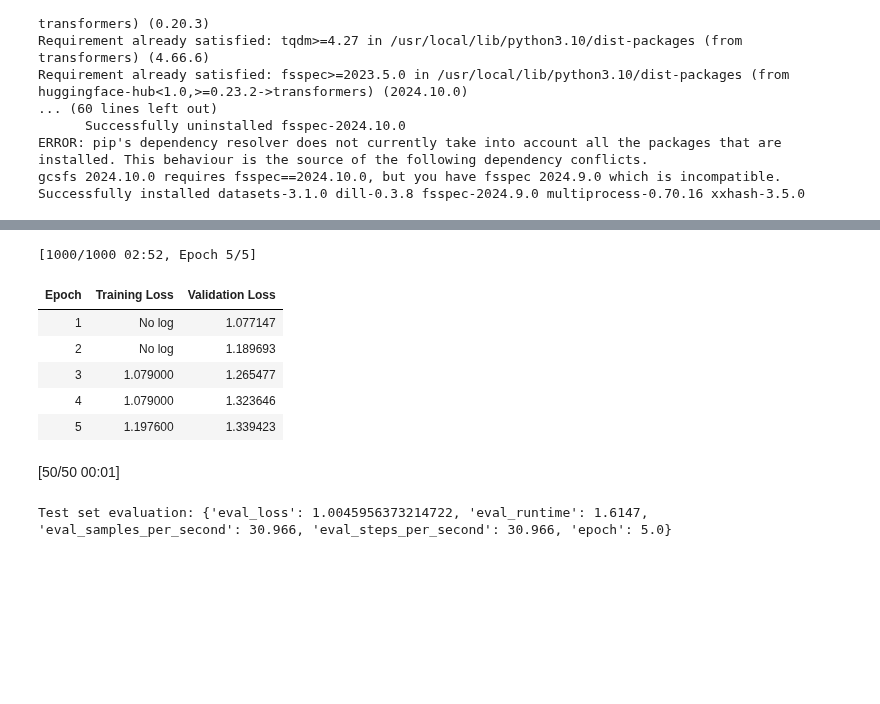
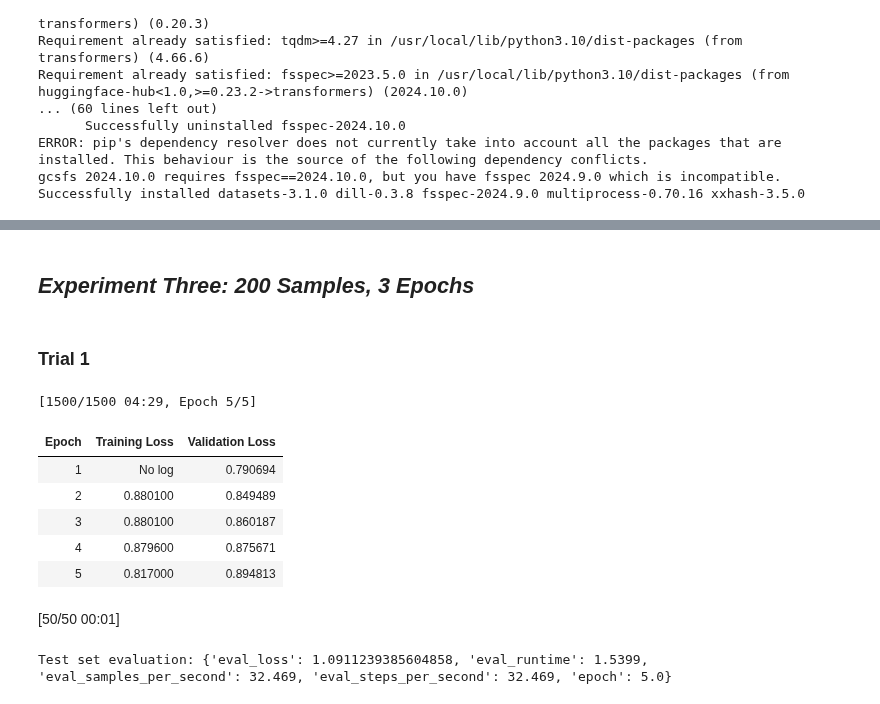
Before and after one commit to almond5/CAP5510_Datasets, a Jupyter notebook: qna_method/qna_bert.ipynb, the cells around one changed output, grey strips where cells are left out. Saved outputs shown, nothing was run; the diff lists cells and outputs as text; code cells hidden in the pictures; blank space fills up the shorter version.

```diff
--- a/qna_method/qna_bert.ipynb
+++ b/qna_method/qna_bert.ipynb
@@ -56,13 +67,13 @@ def preprocess_function(examples):
     return model_inputs
 
 # Select a small subset of the dataset for demonstration
-small_ds = ds['train'].select(range(100))
+small_ds = ds['train'].select(range(200))
 tokenized_ds = small_ds.map(preprocess_function, batched=True)
 
 # Split the dataset into training, validation, and test sets
-train_size = 60
-val_size = 20
-test_size = 20
+train_size = 100
+val_size = 50
+test_size = 50
 
 train_dataset, val_dataset, test_dataset = torch.utils.data.random_split(
     tokenized_ds, [train_size, val_size, test_size]
@@ -73,7 +84,7 @@ training_args = TrainingArguments(
     output_dir="./results",
     evaluation_strategy="epoch",
     learning_rate=2e-6,
-    num_train_epochs=3,
+    num_train_epochs=5,
     per_device_train_batch_size=1,
     per_device_eval_batch_size=1,
     weight_decay=0.01,
@@ -183,3 +844,7 @@ Accuracy: 0.6
+# %% [markdown]
+## **_Experiment Three: 200 Samples, 3 Epochs_**
+# %% [markdown]
+### **Trial 1**
 # %%
 # Preprocess the dataset
 def preprocess_function(examples):
@@ -196,10 +861,10 @@ def preprocess_function(examples):
     return model_inputs
 
 # Select a small subset of the dataset for demonstration
-small_ds = ds['train'].select(range(300))
+small_ds = ds['train'].select(range(400))
 tokenized_ds = small_ds.map(preprocess_function, batched=True)
 
-train_size = 200
+train_size = 300
 val_size = 50
 test_size = 50
 
@@ -208,41 +873,41 @@ train_dataset, val_dataset, test_dataset = torch.utils.data.random_split(
 )
 
 # Define training arguments
 training_args = TrainingArguments(
     output_dir="./results",
     evaluation_strategy="epoch",
     learning_rate=2e-6,
     num_train_epochs=5,
     per_device_train_batch_size=1,
     per_device_eval_batch_size=1,
     weight_decay=0.01,
 )
 
 # Initialize the Trainer
 trainer = Trainer(
     model=model,
     args=training_args,
     train_dataset=train_dataset,
     eval_dataset=val_dataset,
     tokenizer=tokenizer,
 )
 
 # Train the model
 trainer.train()
 
 # Evaluate the model
 metrics = trainer.evaluate(eval_dataset=test_dataset)
 print("Test set evaluation:", metrics)
 # %% [output]
-[1000/1000 02:52, Epoch 5/5]
+[1500/1500 04:29, Epoch 5/5]
 | Epoch | Training Loss | Validation Loss |
-| 1 | No log | 1.077147 |
-| 2 | No log | 1.189693 |
-| 3 | 1.079000 | 1.265477 |
-| 4 | 1.079000 | 1.323646 |
-| 5 | 1.197600 | 1.339423 |
+| 1 | No log | 0.790694 |
+| 2 | 0.880100 | 0.849489 |
+| 3 | 0.880100 | 0.860187 |
+| 4 | 0.879600 | 0.875671 |
+| 5 | 0.817000 | 0.894813 |
 [50/50 00:01]
-Test set evaluation: {'eval_loss': 1.0045956373214722, 'eval_runtime': 1.6147, 'eval_samples_per_second': 30.966, 'eval_steps_per_second': 30.966, 'epoch': 5.0}
+Test set evaluation: {'eval_loss': 1.0911239385604858, 'eval_runtime': 1.5399, 'eval_samples_per_second': 32.469, 'eval_steps_per_second': 32.469, 'epoch': 5.0}
 # %%
 # Generate predictions
 def prediction_answer(question, context):
```
Also changed, not shown: parts of 33 cells of this notebook.
